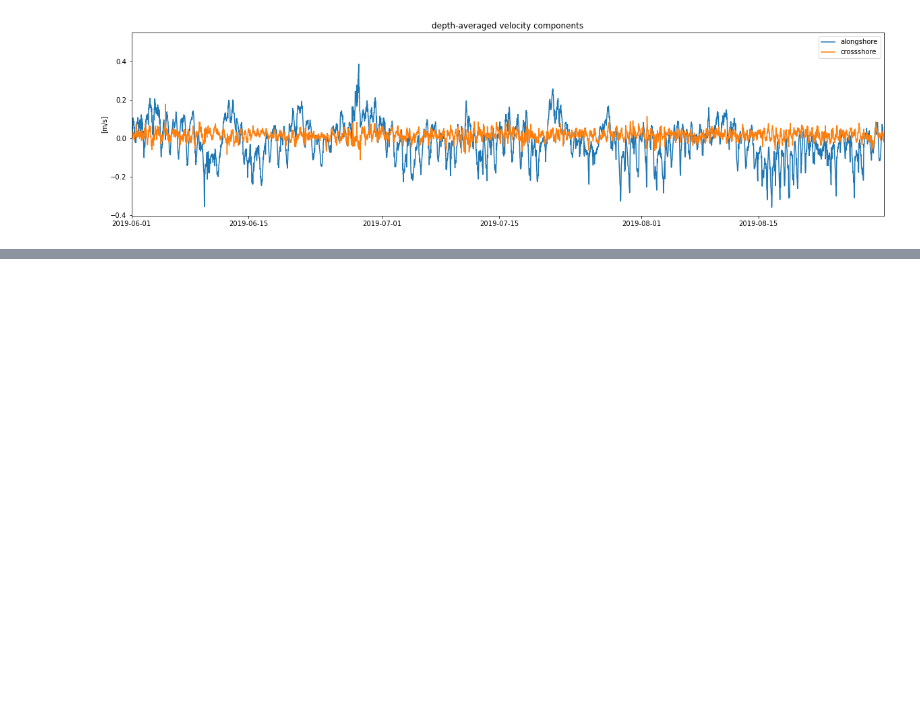
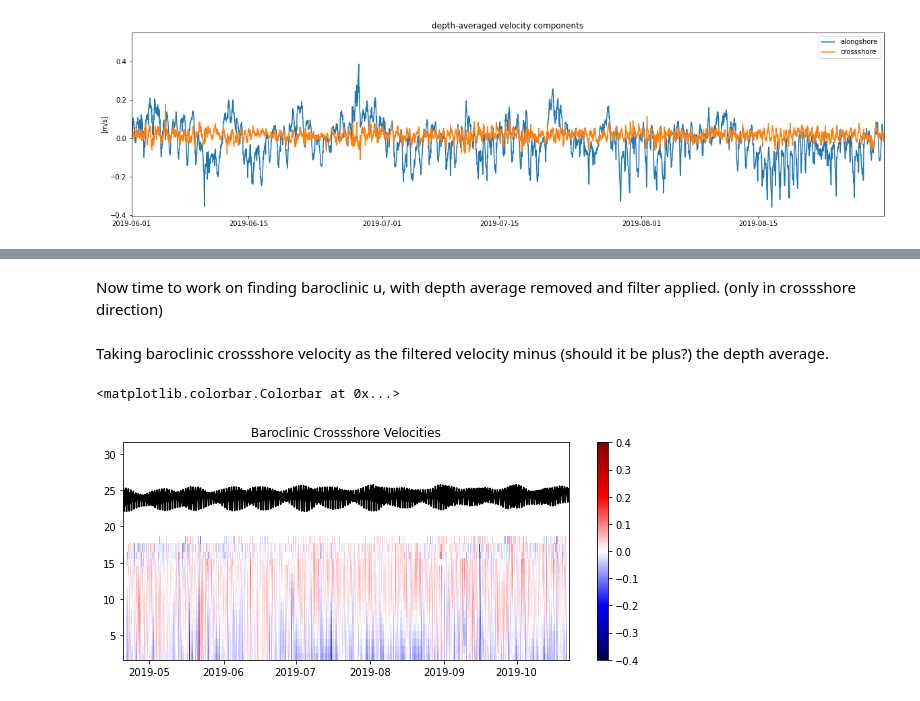
Before and after one commit to ascherer97/REU21, a Jupyter notebook: inshore_adcp_analysis.ipynb, the cells around one changed output, grey strips where cells are left out. Drawn from its saved outputs; the diff is of its cells as text; code cells hidden in the pictures; blank space fills up the shorter version.

```diff
--- a/inshore_adcp_analysis.ipynb
+++ b/inshore_adcp_analysis.ipynb
@@ -259,0 +309,16 @@ plt.xlim([t1,t2])
+# %% [markdown]
+Now time to work on finding baroclinic u, with depth average removed and filter applied. (only in crossshore direction)
+# %% [markdown]
+Taking baroclinic crossshore velocity as the filtered velocity minus (should it be plus?) the depth average.
+# %%
+ds['cs_bar'] = ds['cs_fil'] - ds['cs_da']
+
+plt.figure(figsize=(10,4))
+plt.pcolor(ds['time'],ds['bin_height'],ds['cs_bar'].where(good).T,cmap='seismic', shading='auto')
+plt.plot(ds['time'],ds['depth_from_pressure'],'k-') # convert from dPa to dbar
+plt.clim([-0.4,0.4])
+plt.title('Baroclinic Crossshore Velocities')
+plt.colorbar()
+# %% [output]
+<matplotlib.colorbar.Colorbar at 0x...>
+[figure, added]
```
Also changed, not shown: parts of 5 cells of this notebook.
